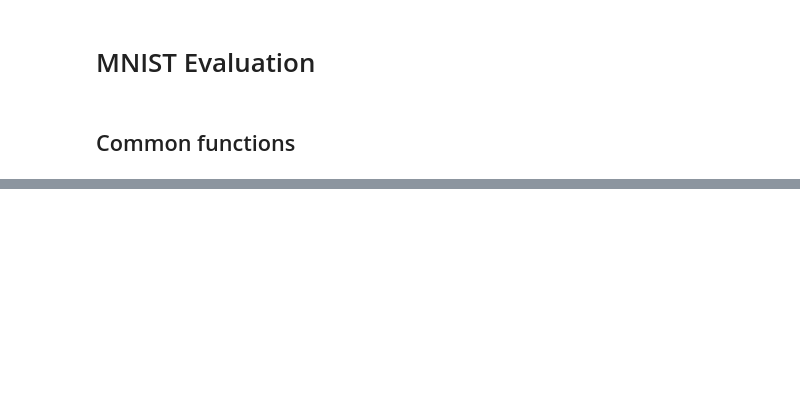
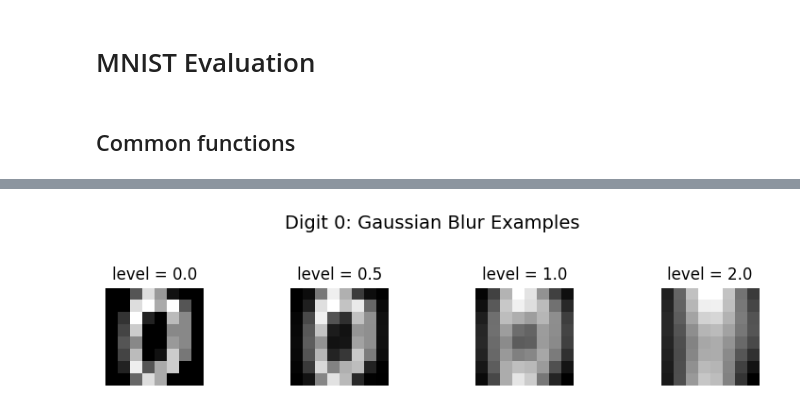
Before and after one commit to XuanjieLiu/Two-Test-Kernel, a Jupyter notebook: mnist_test.ipynb, the cells around one changed output, grey strips where cells are left out. Cells and saved outputs as stored; diff of their text form; code cells hidden in the pictures; blank space fills up the shorter version.

```diff
--- a/mnist_test.ipynb
+++ b/mnist_test.ipynb
@@ -343,0 +390,4 @@ Observed MMD^2: 0.2001
+# %%
+xticks = [0.2, 0.5, 1.0, 1,5, 2.0, 5.0, 10.0, 20.0, 50.0]
+fig, ax = plot_power_type1(sigmas, power_mat, type1_mat, alpha=0.05, xticks=xticks)
+plt.show()
@@ -343,0 +559,41 @@ Observed MMD^2: 0.2001
+# %%
+import numpy as np
+import matplotlib.pyplot as plt
+from sklearn.datasets import load_digits
+from scipy.ndimage import gaussian_filter
+
+def visualize_blur_example(digit: int, blur_sigmas: list):
+    """
+    从 sklearn 的 load_digits（8×8 手写数字）中选取一个 digit 类别的示例，
+    对该图像应用不同程度的高斯模糊，并可视化结果。
+
+    参数:
+        digit (int): 手写数字类别 (0–9)
+        blur_sigmas (list of float): 要测试的模糊程度 (高斯核 σ)
+    """
+    # 加载数据并找到第一个该类别的样本
+    digits = load_digits()
+    X, y = digits.data, digits.target
+    idx = np.where(y == digit)[0][0]
+    img = X[idx].reshape(8, 8)
+
+    # 创建子图
+    n = len(blur_sigmas)
+    fig, axes = plt.subplots(1, n, figsize=(2*n, 2))
+    for ax, sigma in zip(axes, blur_sigmas):
+        if sigma == 0.0:
+            blurred = img
+        else:
+            blurred = gaussian_filter(img, sigma=sigma)
+        ax.imshow(blurred, cmap='gray', interpolation='nearest')
+        ax.set_title(f'level = {sigma}')
+        ax.axis('off')
+
+    fig.suptitle(f'Digit {digit}: Gaussian Blur Examples', fontsize=14)
+    plt.tight_layout(rect=[0, 0, 1, 0.9])
+    plt.show()
+
+# 示例调用
+visualize_blur_example(digit=0, blur_sigmas=[0.0, 0.5, 1.0, 2.0])
+# %% [output]
+[figure, added]
```
Also changed, not shown: parts of 26 cells of this notebook.
